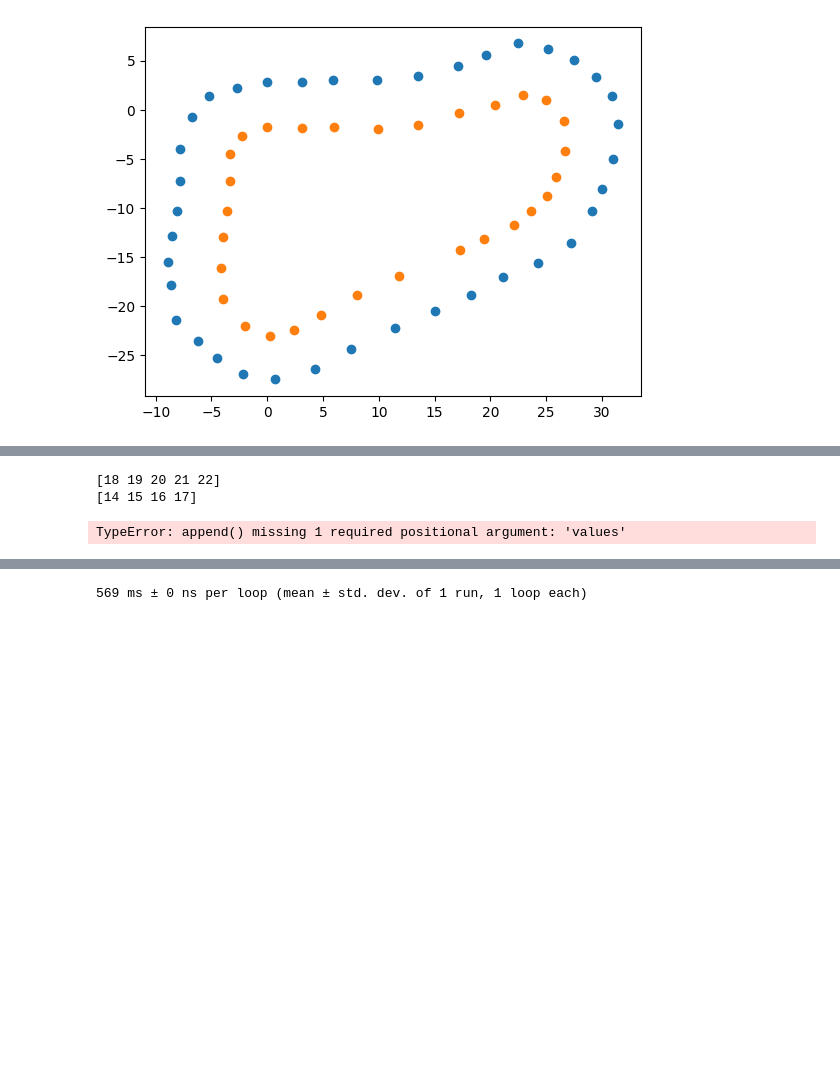
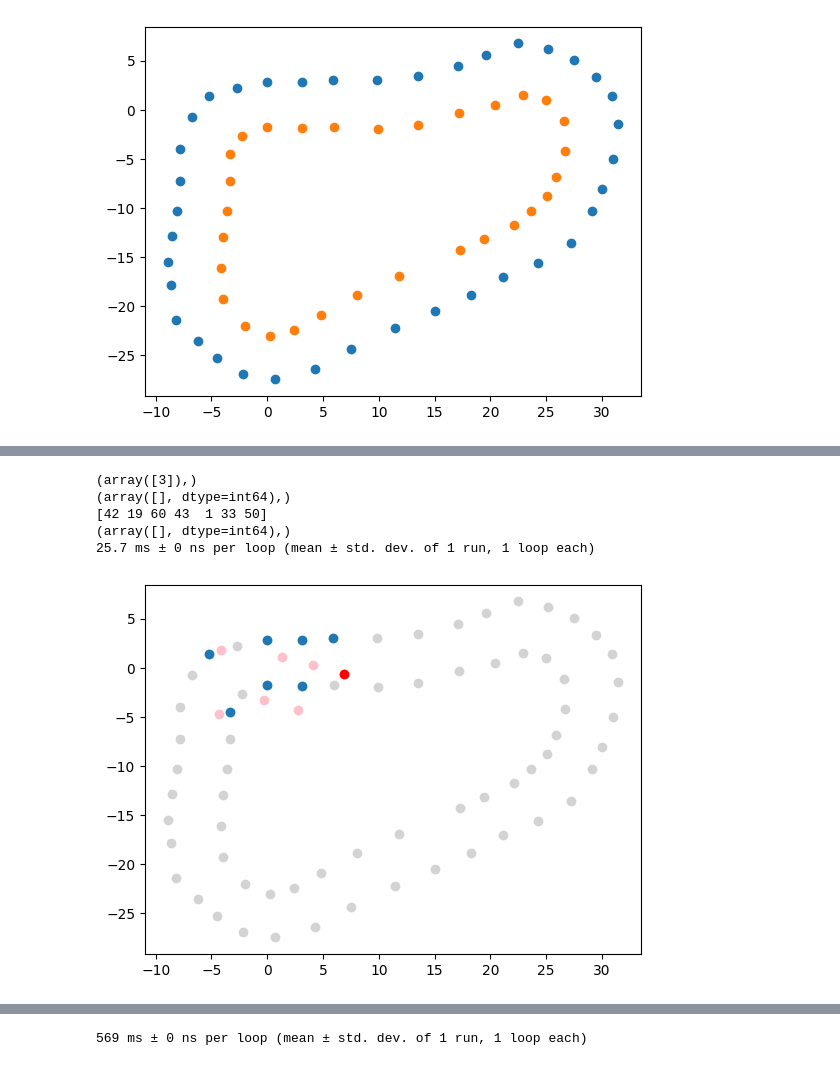
Before and after one commit to amrib247/Data-Association, a Jupyter notebook: data_association_test.ipynb, the cells around one changed output, grey strips where cells are left out. Drawn from its saved outputs; the diff is of its cells as text; code cells hidden in the pictures; blank space fills up the shorter version.

```diff
--- a/data_association_test.ipynb
+++ b/data_association_test.ipynb
@@ -360,13 +383,17 @@ def icp_with_svd(left, right, left_cones, right_cones, iterations=2, display=Fal
 
     return nearest_neighbor(new_left, new_right, left_cones, right_cones)
 # %%
+%%timeit -n 1 -r 1
 #NN2 approach Test
 sample_left, sample_right, real_idxs_left, real_idxs_right = detect_cones()
-a, b = nearest_neighbor2(sample_left, sample_right, left_cones, right_cones, display = True)
+nearest_neighbor2(sample_left, sample_right, left_cones, right_cones, display = True)
 # %% [output]
-[18 19 20 21 22]
-[14 15 16 17]
+(array([3]),)
+(array([], dtype=int64),)
+[42 19 60 43  1 33 50]
+(array([], dtype=int64),)
+25.7 ms ± 0 ns per loop (mean ± std. dev. of 1 run, 1 loop each)
-TypeError: append() missing 1 required positional argument: 'values'
+[figure, added]
 # %%
 %%timeit -n 1 -r 1
 # ICP with SVD Test
```
Also changed, not shown: parts of 4 cells of this notebook.
